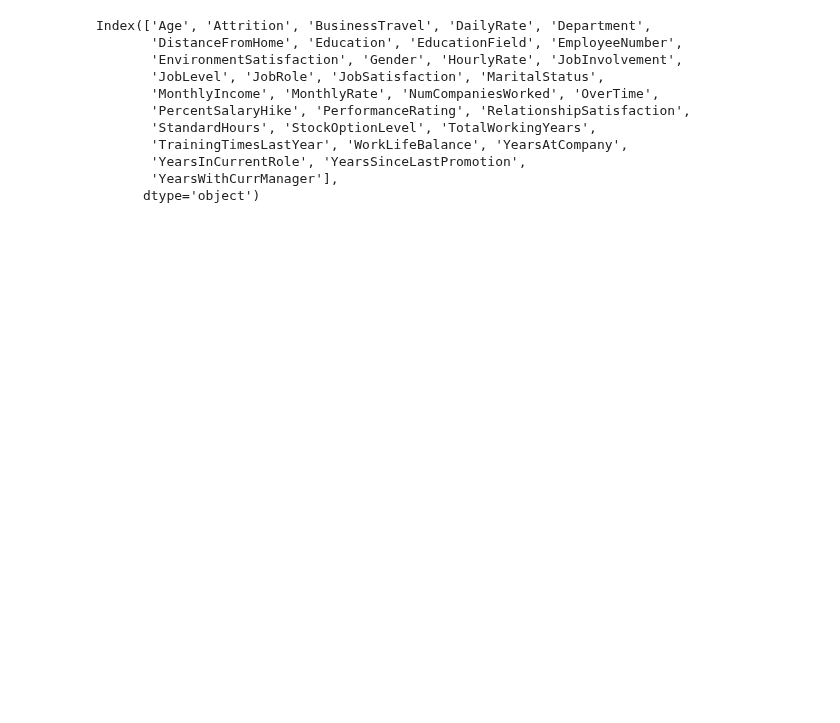
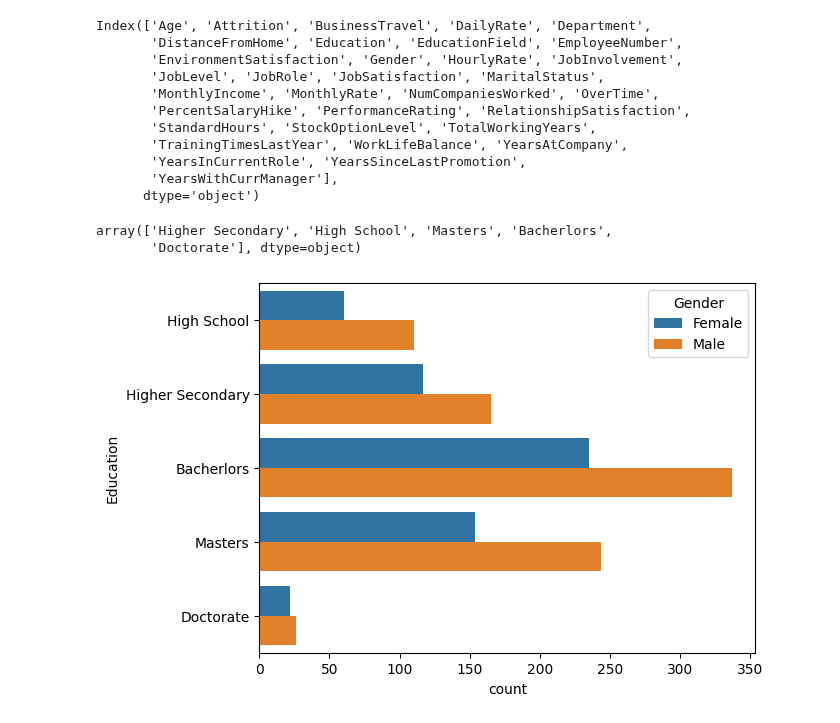
Before and after one commit to JOCRZ/Meriskill-Internship, a Jupyter notebook: Projects/Project3/M2Project3.ipynb, the cells around one changed output. Saved outputs shown, nothing was run; the diff lists cells and outputs as text; code cells hidden in the pictures; blank space fills up the shorter version.

```diff
--- a/Projects/Project3/M2Project3.ipynb
+++ b/Projects/Project3/M2Project3.ipynb
@@ -18,3 +19,14 @@ Index(['Age', 'Attrition', 'BusinessTravel', 'DailyRate', 'Department',
        'YearsInCurrentRole', 'YearsSinceLastPromotion',
        'YearsWithCurrManager'],
       dtype='object')
+# %%
+df['Education'].unique()
+# %% [output]
+array(['Higher Secondary', 'High School', 'Masters', 'Bacherlors',
+       'Doctorate'], dtype=object)
+# %%
+order = ['High School','Higher Secondary','Bacherlors','Masters','Doctorate']
+sns.countplot(data = df,y='Education',order=order,hue='Gender')
+plt.show()
+# %% [output]
+[figure, added]
```
Also changed, not shown: parts of 4 cells of this notebook.
